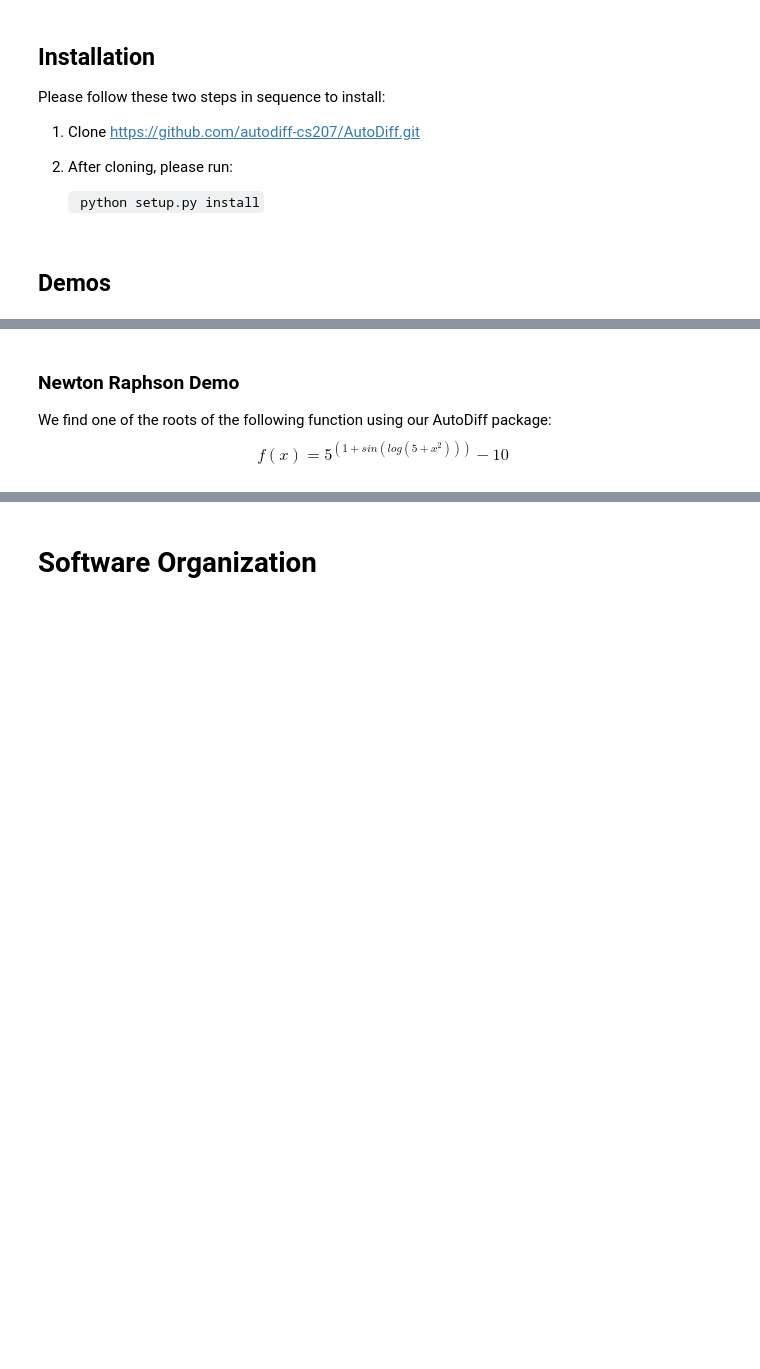
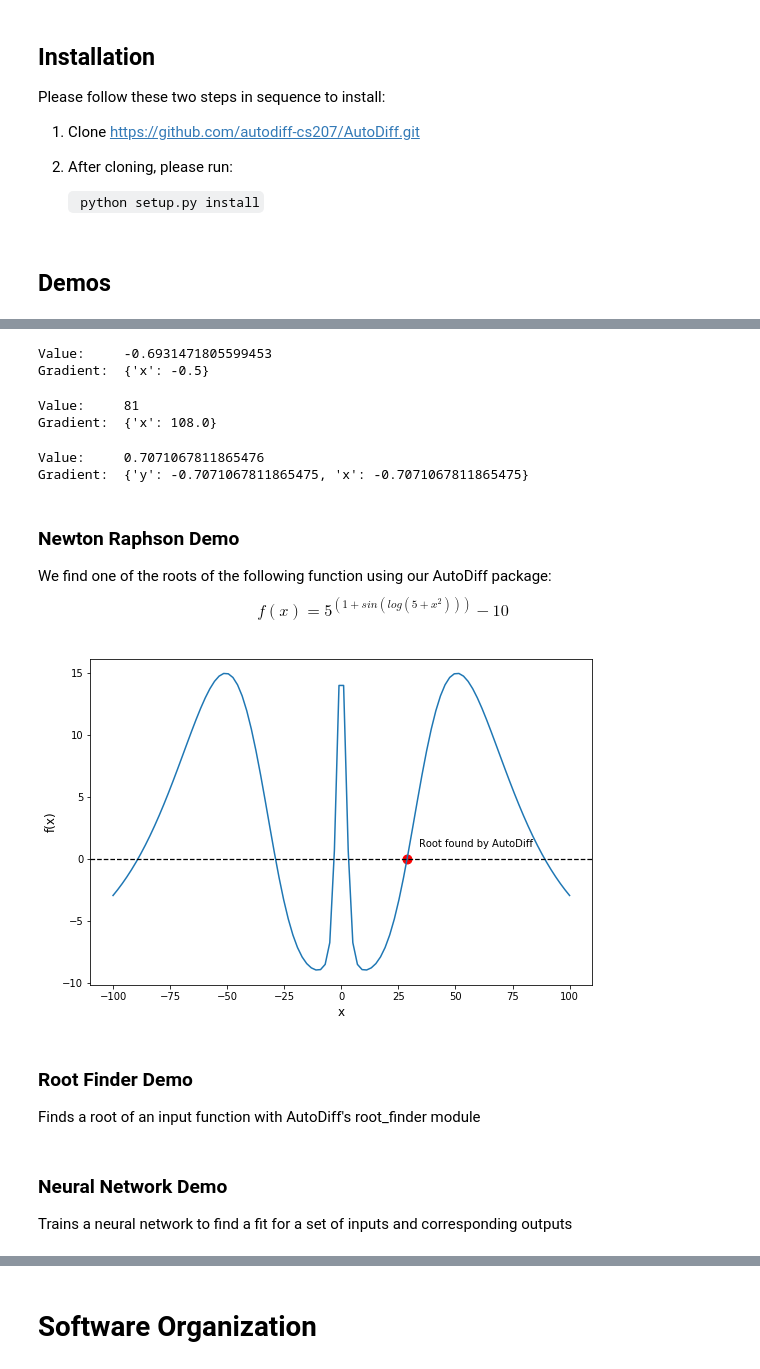
Before and after one commit to autodiff-cs207/AutoDiff, a Jupyter notebook: docs/Documentation.ipynb, the cells around one changed output, grey strips where cells are left out. Cells and saved outputs as stored; diff of their text form; code cells hidden in the pictures; blank space fills up the shorter version.

```diff
--- a/docs/Documentation.ipynb
+++ b/docs/Documentation.ipynb
@@ -42,3 +85,25 @@ SystemError: Parent module '' not loaded, cannot perform relative import
+# %%
+f3 = -mo.log(x)
+print('Value:    ', f3.get_val(val_dict1))
+print('Gradient: ', f3.get_der(val_dict1))
+# %% [output]
+Value:     -0.6931471805599453
+Gradient:  {'x': -0.5}
+# %%
+c2 = Constant('c2', 4)
+f4 = x**c2
+print('Value:    ', f4.get_val(val_dict2))
+print('Gradient: ', f4.get_der(val_dict2))
+# %% [output]
+Value:     81
+Gradient:  {'x': 108.0}
+# %%
+f5 = mo.sin(x + y)
+print('Value:    ', f5.get_val(val_dict3))
+print('Gradient: ', f5.get_der(val_dict3))
+# %% [output]
+Value:     0.7071067811865476
+Gradient:  {'y': -0.7071067811865475, 'x': -0.7071067811865475}
 # %% [markdown]
 ### Newton Raphson Demo
 We find one of the roots of the following function using our AutoDiff package:
@@ -48,20 +113,39 @@ $$
 # %%
 x = Variable('x')
 c1 = Constant('c1', 1)
 c2 = Constant('c2', 2)
 c3 = Constant('c3', 5)
 c4 = Constant('c4', 10)
 f = c3**(c1 + mo.sin(mo.log(c3 + x**c2))) - c4
 tolerance = 0.001
 guess = 20
 max_iter = 10000
 val_dict = {'x' : guess}
 evals = []
 fx = f.get_val(val_dict)
 for i in range(max_iter):
     evals += [fx]
     dx = f.get_der(val_dict)['x']
     val_dict['x'] = val_dict['x'] - fx/dx
     new_fx = f.get_val(val_dict)
     if abs(new_fx - fx) < tolerance: fx = new_fx; break
     fx = new_fx
+
+x_vals = np.linspace(-100,100,100)
+y_vals = 5**(1+ np.sin(np.log(5 + x_vals**2))) - 10
+fig = plt.gcf()
+fig.set_size_inches(9,6)
+_ = plt.plot(x_vals, y_vals)
+_ = plt.axhline(0, color='k', ls='--', lw=1.25)
+_ = plt.ylabel('f(x)', fontsize=12)
+_ = plt.xlabel('x', fontsize=12)
+_ = plt.scatter([val_dict['x']], [fx], color='r', marker='o', s=80)
+_ = plt.annotate('Root found by AutoDiff', (val_dict['x']+5, fx+1))
+# %% [output]
+[figure, added]
+# %% [markdown]
+### Root Finder Demo
+Finds a root of an input function with AutoDiff's root_finder module
+# %% [markdown]
+### Neural Network Demo
+Trains a neural network to find a fit for a set of inputs and corresponding outputs
```
Also changed, not shown: parts of 26 cells of this notebook.
